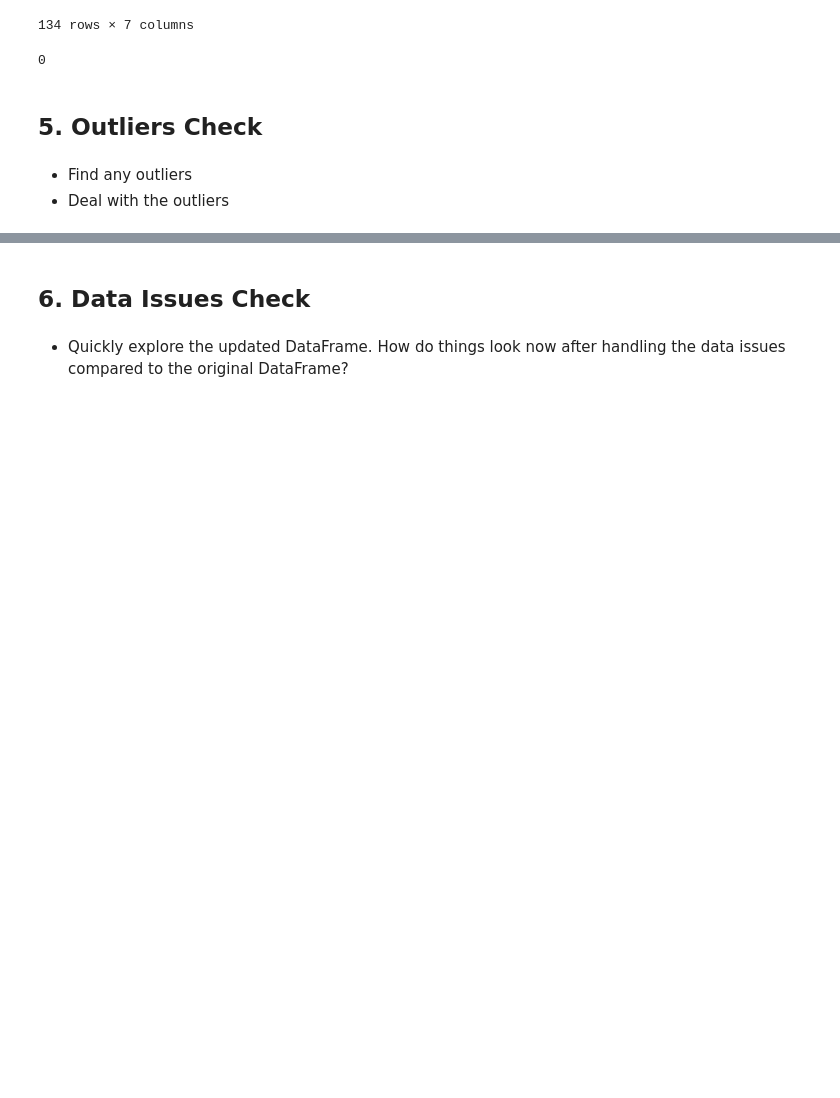
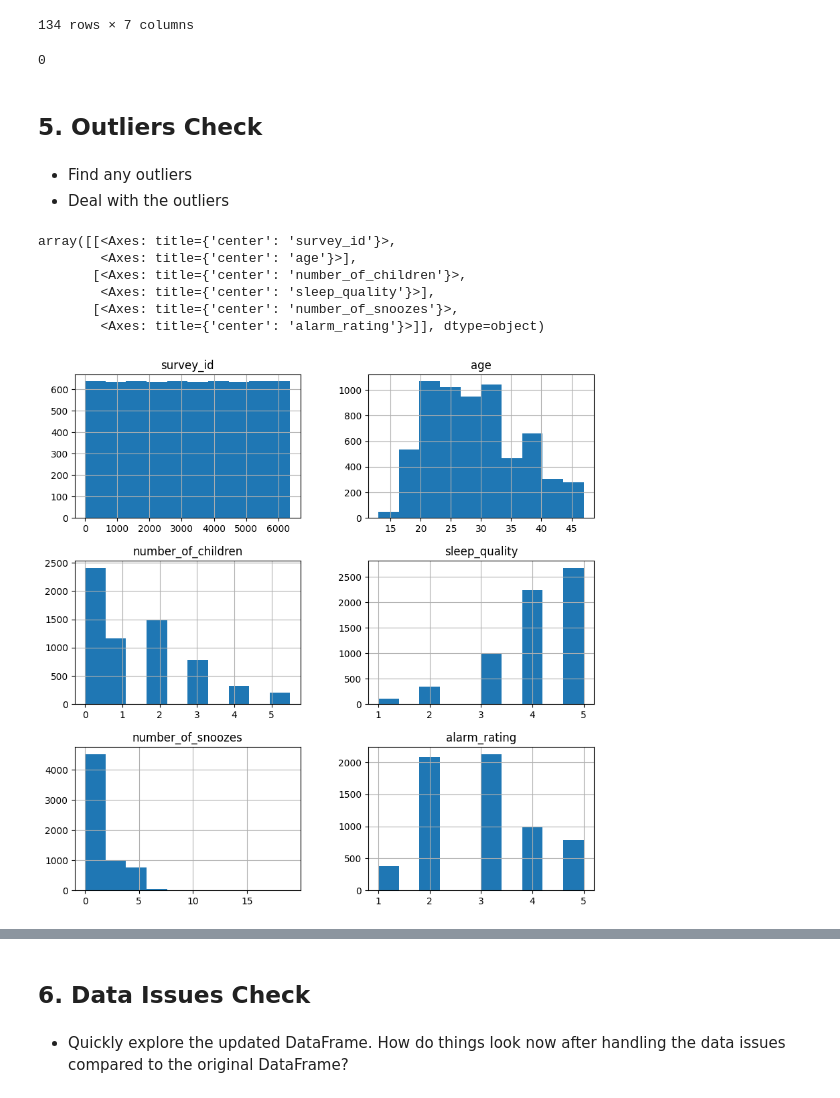
Before and after one commit to NIKOMAHOS/Udemy-Course_Data-Science-in-Python_-Data-Prep---EDA, a Jupyter notebook: Course Assignment Notebooks/section05_assignments.ipynb, the cells around one changed output, grey strips where cells are left out. Saved outputs shown, nothing was run; the diff lists cells and outputs as text; code cells hidden in the pictures; blank space fills up the shorter version.

```diff
--- a/Course Assignment Notebooks/section05_assignments.ipynb
+++ b/Course Assignment Notebooks/section05_assignments.ipynb
@@ -207,5 +192,3 @@ Name: count, dtype: int64
-# %%
-df['number_of_snoozes'] = np.where(df['number_of_snoozes'] == 19,  df['number_of_snoozes'].mode(), df['number_of_snoozes'])
 # %% [markdown]
 ## 4. Duplicate Data Check
 # %% [markdown]
@@ -244,3 +227,13 @@ df.reset_index(drop=True, inplace=True) # Reset index. drop=True to not add old
 # %% [markdown]
 * Find any outliers
 * Deal with the outliers
+# %%
+df.hist(figsize=(10,10)) # Histograms of all numerical columns
+# %% [output]
+array([[<Axes: title={'center': 'survey_id'}>,
+        <Axes: title={'center': 'age'}>],
+       [<Axes: title={'center': 'number_of_children'}>,
+        <Axes: title={'center': 'sleep_quality'}>],
+       [<Axes: title={'center': 'number_of_snoozes'}>,
+        <Axes: title={'center': 'alarm_rating'}>]], dtype=object)
+[figure, added]
```
Also changed, not shown: parts of 11 cells of this notebook.
